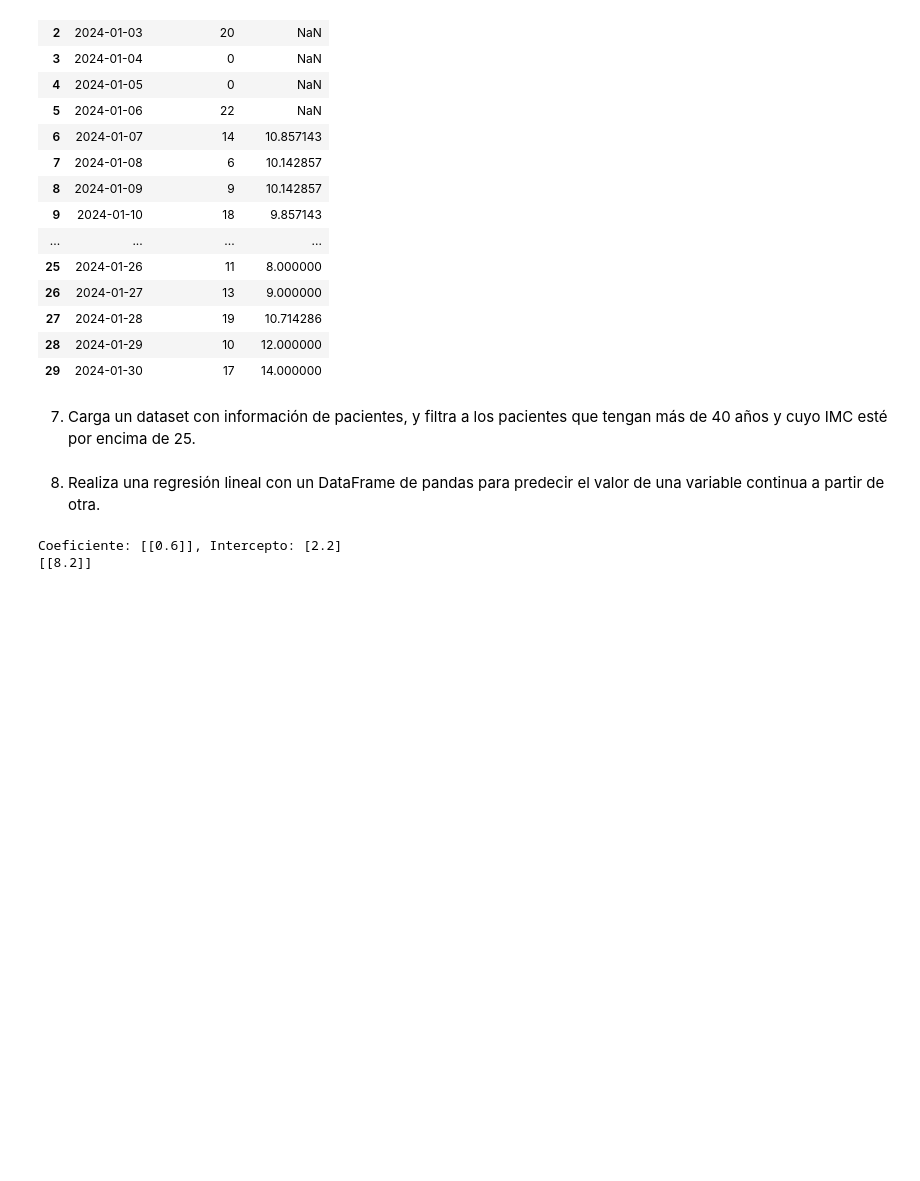
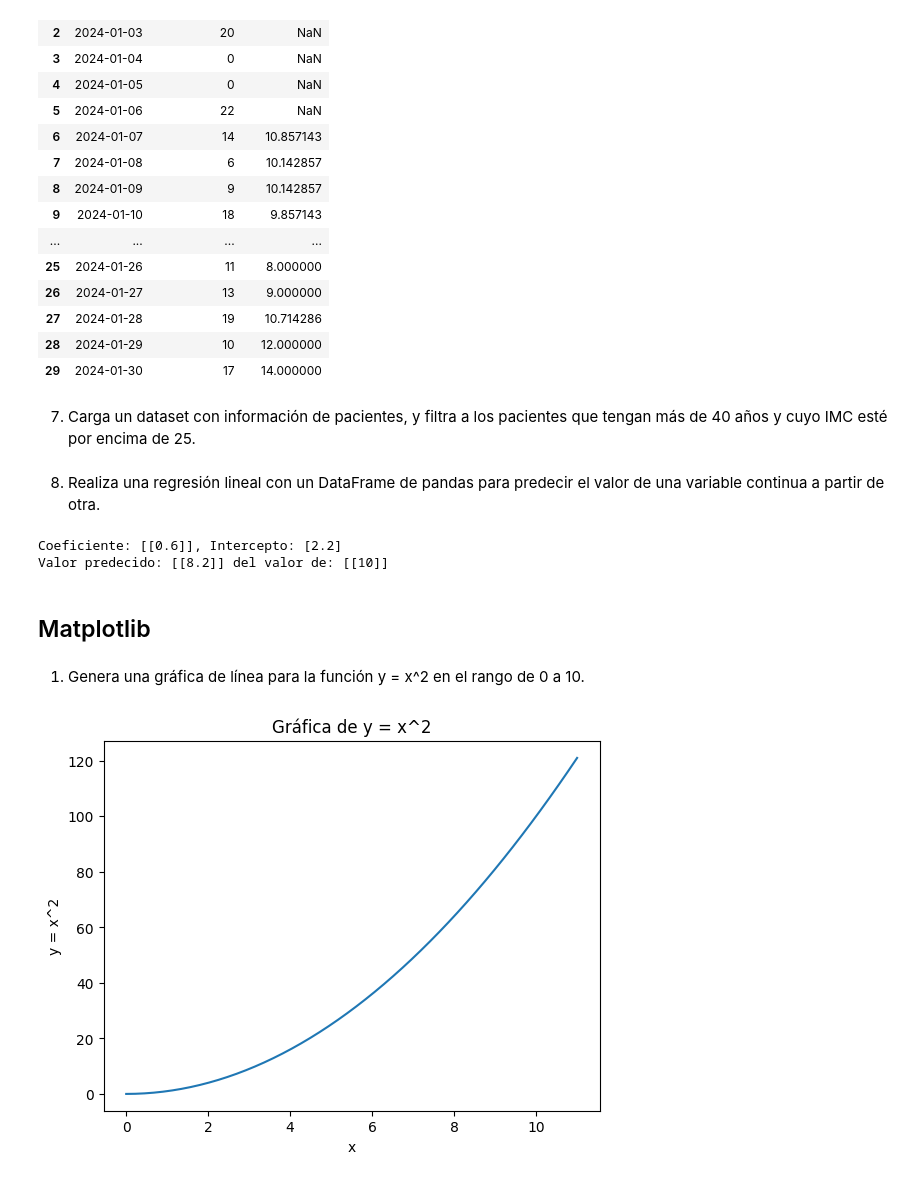
Before and after one commit to itsFDavid/Simulacion, a Jupyter notebook: Practices/Practices.ipynb, the cells around one changed output. Drawn from its saved outputs; the diff is of its cells as text; code cells hidden in the pictures; blank space fills up the shorter version.

Commit message:
add excercises of practice with matplotlib

```diff
--- a/Practices/Practices.ipynb
+++ b/Practices/Practices.ipynb
@@ -242,7 +242,24 @@ model = LinearRegression().fit(X_df, y_df)
 print(f'Coeficiente: {model.coef_}, Intercepto: {model.intercept_}')
 X_test = np.array([[10]])
 y_pred = model.predict(X_test)
-print(y_pred)
+print(f"Valor predecido: {y_pred} del valor de: {X_test}")
 # %% [output]
 Coeficiente: [[0.6]], Intercepto: [2.2]
-[[8.2]]
+Valor predecido: [[8.2]] del valor de: [[10]]
+# %% [markdown]
+## Matplotlib
+# %% [markdown]
+1. Genera una gráfica de línea para la función y = x^2 en el rango de 0 a 10.
+# %%
+import matplotlib
+import matplotlib.pyplot as plt
+%matplotlib inline
+X = np.linspace(0, 11)
+y = X ** 2
+plt.xlabel('x')
+plt.ylabel('y = x^2')
+plt.title('Gráfica de y = x^2')
+plt.plot(X, y)
+plt.show()
+# %% [output]
+[figure, added]
```
Also changed, not shown: parts of 6 cells of this notebook.
